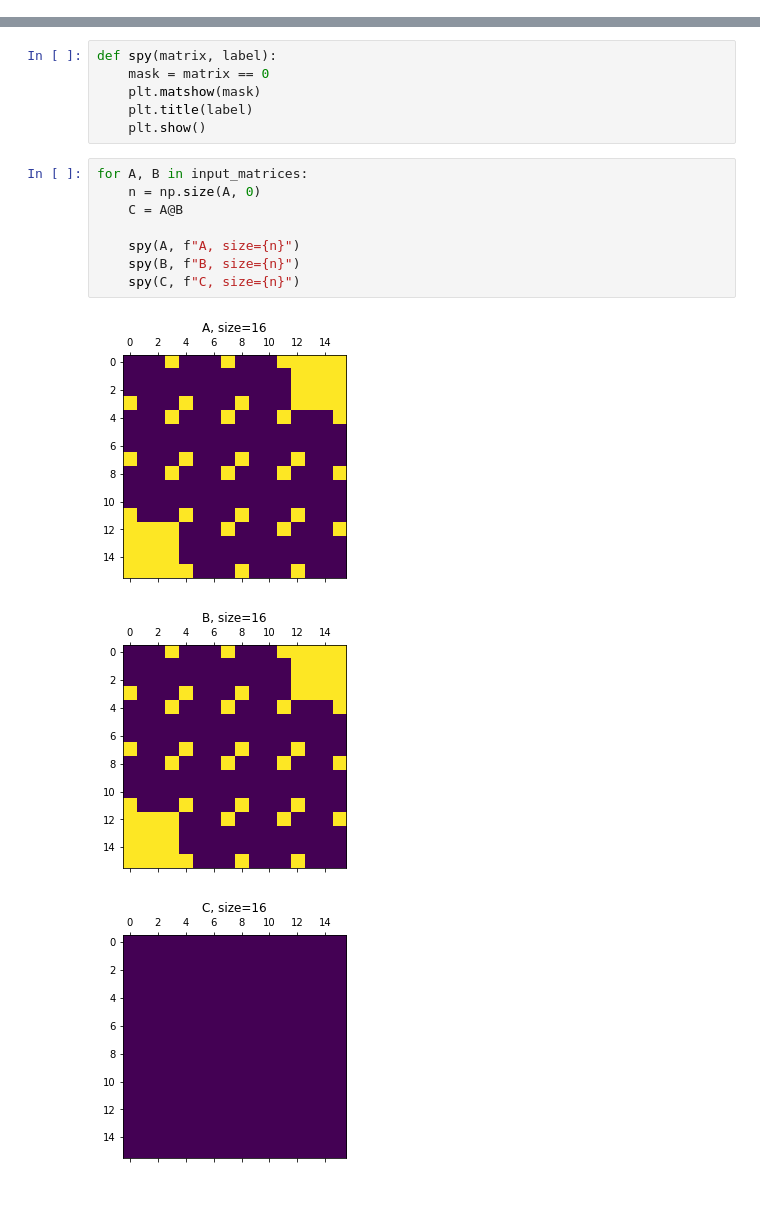
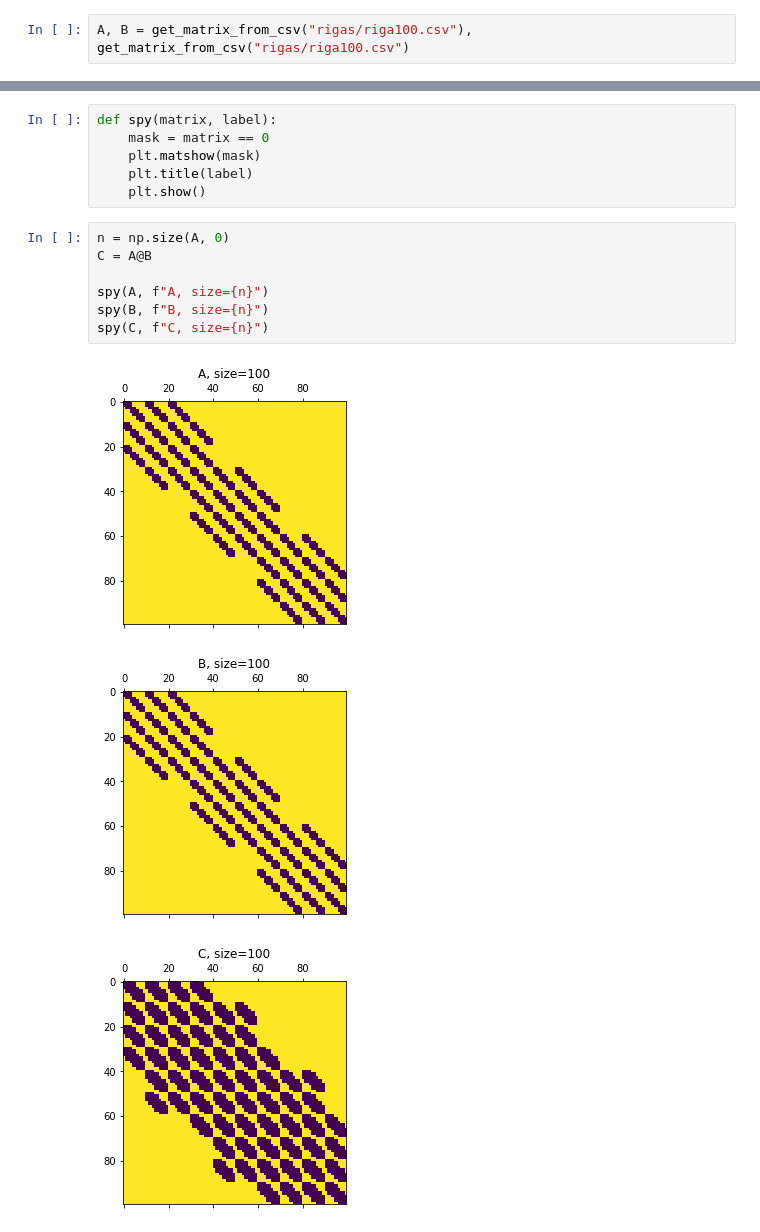
Before and after one commit to pkrucz00/alg_macierz, a Jupyter notebook: zadanie1/Zadanie1.ipynb, the cells around one changed output, grey strips where cells are left out. Saved outputs shown, nothing was run; the diff lists cells and outputs as text; blank space fills up the shorter version.

```diff
--- a/zadanie1/Zadanie1.ipynb
+++ b/zadanie1/Zadanie1.ipynb
@@ -43,3 +36,5 @@ input_matrices = [(A_16, B_16), (A_36, B_36), (A_49, B_49)]
+# %%
+A, B = get_matrix_from_csv("rigas/riga100.csv"), get_matrix_from_csv("rigas/riga100.csv")
 # %% [markdown]
 ### Ad. 2
 Poniżej przedstawiamy niezerowe pola wejściowych oraz wyjściowe macierzy. Fiolet oznacza niezerową wartość, żółty oznacza zerową. Do mnożenia macierzy wykorzystano wbudowany w bibliotekę numpy znak mnożenia macierzy
@@ -50,14 +45,13 @@ def spy(matrix, label):
     plt.title(label)
     plt.show()
 # %%
-for A, B in input_matrices:
-    n = np.size(A, 0)
-    C = A@B
+n = np.size(A, 0)
+C = A@B
 
-    spy(A, f"A, size={n}")
-    spy(B, f"B, size={n}")
-    spy(C, f"C, size={n}")
+spy(A, f"A, size={n}")
+spy(B, f"B, size={n}")
+spy(C, f"C, size={n}")
 # %% [output]
-[figure, old version]
+[figure, new version]
-[figure, old version]
+[figure, new version]
-[figure, old version]
+[figure, new version]
```
Also changed, not shown: parts of 16 cells of this notebook, 1 other file.
